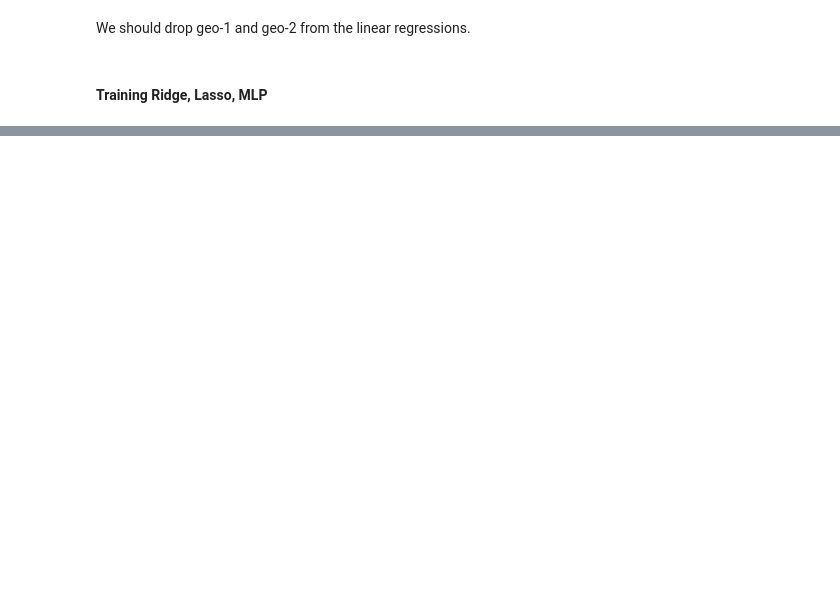
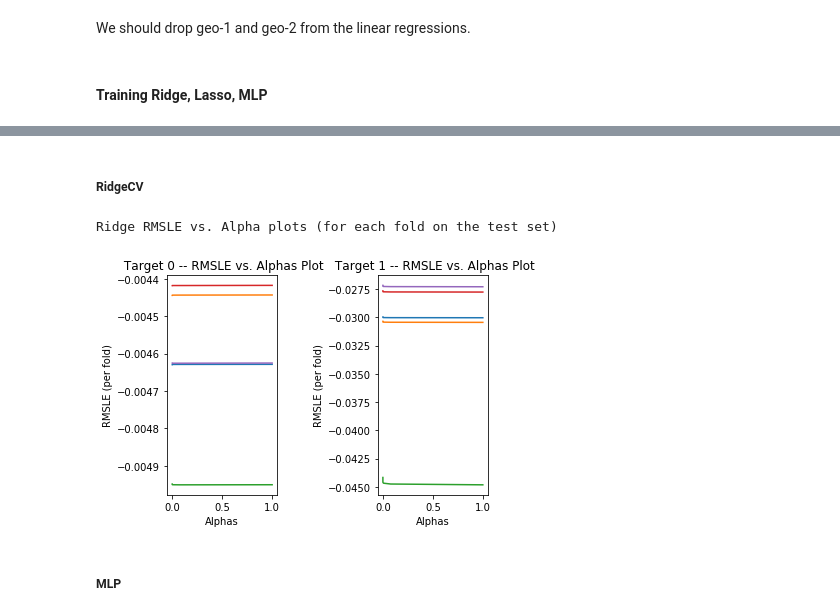
Before and after one commit to jsigee87/data_science_principles, a Jupyter notebook: hw3/HW3.ipynb, the cells around one changed output, grey strips where cells are left out. Cells and saved outputs as stored; diff of their text form; code cells hidden in the pictures; blank space fills up the shorter version.

```diff
--- a/hw3/HW3.ipynb
+++ b/hw3/HW3.ipynb
@@ -1251,0 +1281,44 @@ c. (3pts) Write a script to sample 100 customers from each class (C = 0; 1) unde
+# %% [markdown]
+##### RidgeCV
+# %%
+lsr = 10**np.linspace(0,-10,10)
+ridge_losses_t0 = []
+ridge_losses_t1 = []
+for lr in lrs:
+    ridge = Ridge(alpha=lr, max_iter=10000)
+    ridge_losses_t0.append(cross_val_score(
+        ridge,
+        X,
+        pd.DataFrame(y)[0],
+        scoring='neg_mean_squared_log_error',
+        cv=5
+    ))
+    ridge_losses_t1.append(cross_val_score(
+        ridge,
+        X,
+        pd.DataFrame(y)[1],
+        scoring='neg_mean_squared_log_error',
+        cv=5
+    ))
+# %%
+_ = plt.subplot(121)
+_ = plt.plot(lsr, ridge_losses_t0)
+_ = plt.xlabel("Alphas")
+_ = plt.ylabel("RMSLE (per fold)")
+_ = plt.title(" Target 0 -- RMSLE vs. Alphas Plot")
+_ = plt.plot()
+
+_ = plt.subplot(122)
+_ = plt.plot(lsr, ridge_losses_t1)
+_ = plt.xlabel("Alphas")
+_ = plt.ylabel("RMSLE (per fold)")
+_ = plt.title(" Target 1 -- RMSLE vs. Alphas Plot")
+_ = plt.plot()
+
+plt.tight_layout()
+print("Ridge RMSLE vs. Alpha plots (for each fold on the test set)")
+# %% [output]
+Ridge RMSLE vs. Alpha plots (for each fold on the test set)
+[figure, added]
+# %% [markdown]
+##### MLP
```
Also changed, not shown: parts of 20 cells of this notebook.
